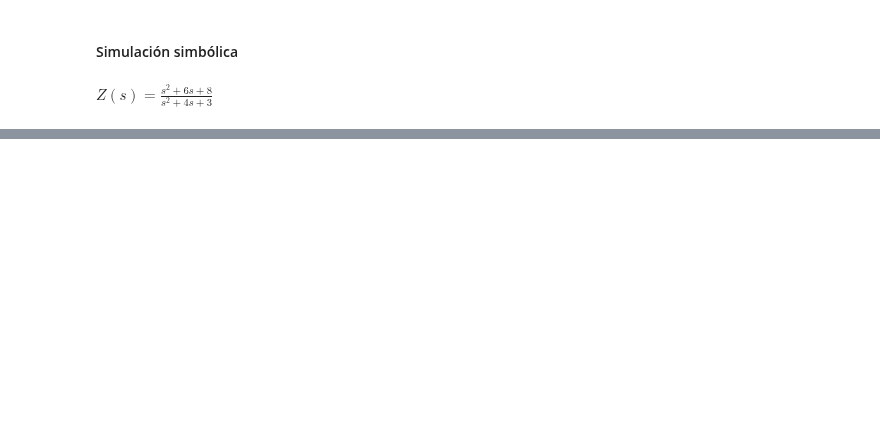
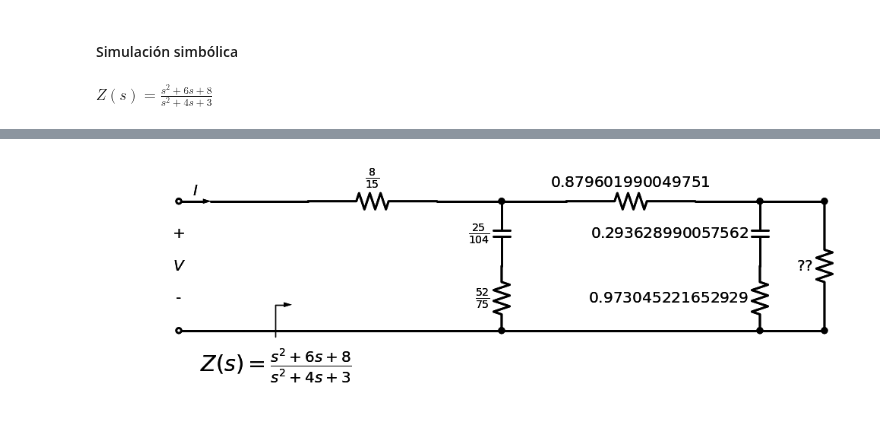
Before and after one commit to dlugano32/TC2_2023_Lugano, a Jupyter notebook: Tareas_Semanales/TS10/TS10.ipynb, the cells around one changed output, grey strips where cells are left out. Drawn from its saved outputs; the diff is of its cells as text; code cells hidden in the pictures; blank space fills up the shorter version.

```diff
--- a/Tareas_Semanales/TS10/TS10.ipynb
+++ b/Tareas_Semanales/TS10/TS10.ipynb
@@ -53,0 +55,5 @@ TypeError: remover_valor_en_dc() got an unexpected keyword argument 'sigma_zero'
+# %%
+Y4, YR1C1, R1, C1 = remover_polo_sigma(1/Z2, sigma=sigma_R1C1, isImpedance=False, isRC=True)
+
+print_latex(a_equal_b_latex_s('Y_3', YR1C1))
+print_latex(a_equal_b_latex_s('Y_4', Y4))
@@ -53,0 +63,8 @@ TypeError: remover_valor_en_dc() got an unexpected keyword argument 'sigma_zero'
+# %%
+sigma_R2C2 = -7/2
+
+Z6, Z2 = remover_valor_en_dc(1/Y4, sigma_zero = sigma_R2C2 )
+
+
+print_latex(a_equal_b_latex_s('Z_6', Z6))
+print_latex(a_equal_b_latex_s('Z_2', Z2))
@@ -53,0 +74,7 @@ TypeError: remover_valor_en_dc() got an unexpected keyword argument 'sigma_zero'
+# %%
+Y8, YR2C2, R2, C2 = remover_polo_sigma(1/Z6, sigma=sigma_R2C2, isImpedance=False, isRC=True)
+
+print_latex(a_equal_b_latex_s('Y_5', YR2C2))
+print_latex(a_equal_b_latex_s('Y_8', Y8))
+
+Z3=84/67
@@ -53,0 +104,34 @@ TypeError: remover_valor_en_dc() got an unexpected keyword argument 'sigma_zero'
+# %%
+# Red resultante
+d = dibujar_puerto_entrada('',
+                        voltage_lbl = ('+', '$V$', '-'),
+                        current_lbl = '$I$')
+
+d, zz_lbl = dibujar_funcion_exc_abajo(d,
+                 'Z(s)',
+                 Z,
+                 hacia_salida = True,
+                 k_gap_width = 0.5)
+
+d = dibujar_elemento_serie(d, Resistor, Z1)
+
+d = dibujar_espacio_derivacion(d)
+
+d = dibujar_tanque_RC_derivacion(d, sym_R_label= R1, capacitor_lbl= C1 )
+
+d = dibujar_espacio_derivacion(d)
+
+d = dibujar_elemento_serie(d, Resistor, Z2)
+
+d = dibujar_espacio_derivacion(d)
+
+d = dibujar_tanque_RC_derivacion(d, sym_R_label= R2, capacitor_lbl= C2)
+
+d = dibujar_espacio_derivacion(d)
+
+d = dibujar_elemento_derivacion(d, Resistor, 1/Z3)
+
+
+display(d)
+# %% [output]
+[figure, added]
```
Also changed, not shown: parts of 6 cells of this notebook.
